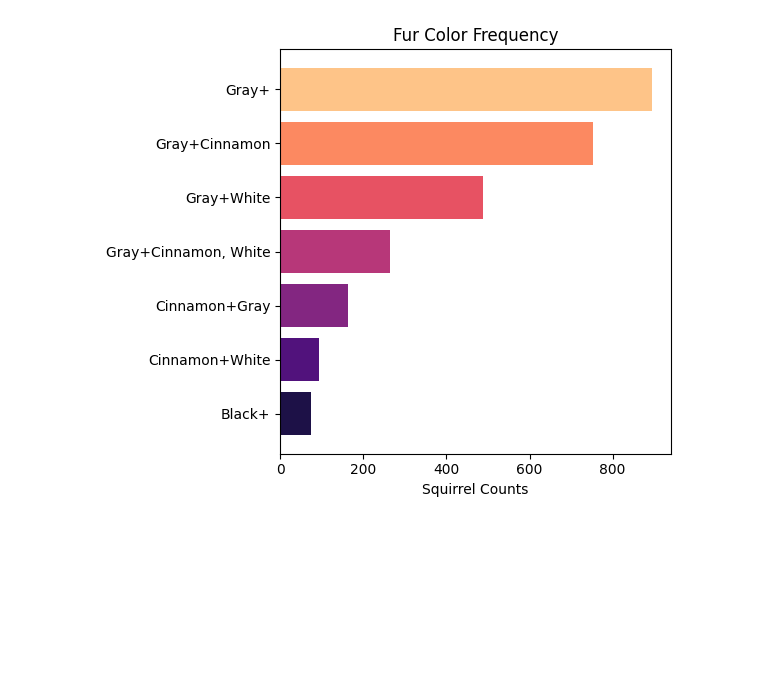
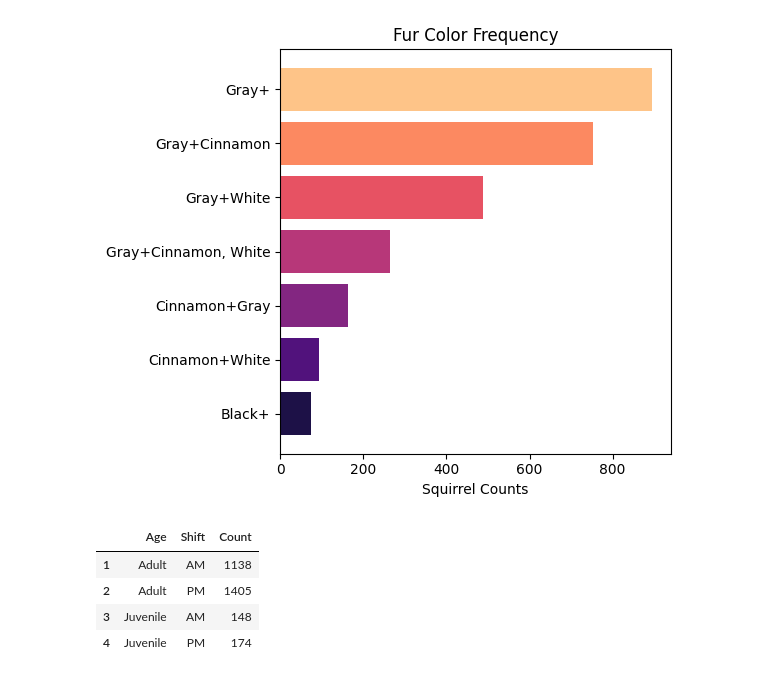
Before and after one commit to Mustasheep/Central-Park-Squirrel-Census, a Jupyter notebook: Central_Park_Squirrel_Census.ipynb, the cells around one changed output. Cells and saved outputs as stored; diff of their text form; code cells hidden in the pictures; blank space fills up the shorter version.

```diff
--- a/Central_Park_Squirrel_Census.ipynb
+++ b/Central_Park_Squirrel_Census.ipynb
@@ -183,3 +183,13 @@ plt.tight_layout()
 plt.show()
 # %% [output]
 [figure]
+# %%
+# Contagem das idades em relação ao turno do dia
+age_table = new_squirrel_data.groupby(['Age', 'Shift']).size().reset_index(name='Count')
+age_table = age_table.drop(age_table[age_table['Age'] == '?'].index)
+# %% [output]
+|  | Age | Shift | Count |
+| 1 | Adult | AM | 1138 |
+| 2 | Adult | PM | 1405 |
+| 3 | Juvenile | AM | 148 |
+| 4 | Juvenile | PM | 174 |
```
Also changed, not shown: parts of 3 cells of this notebook.
